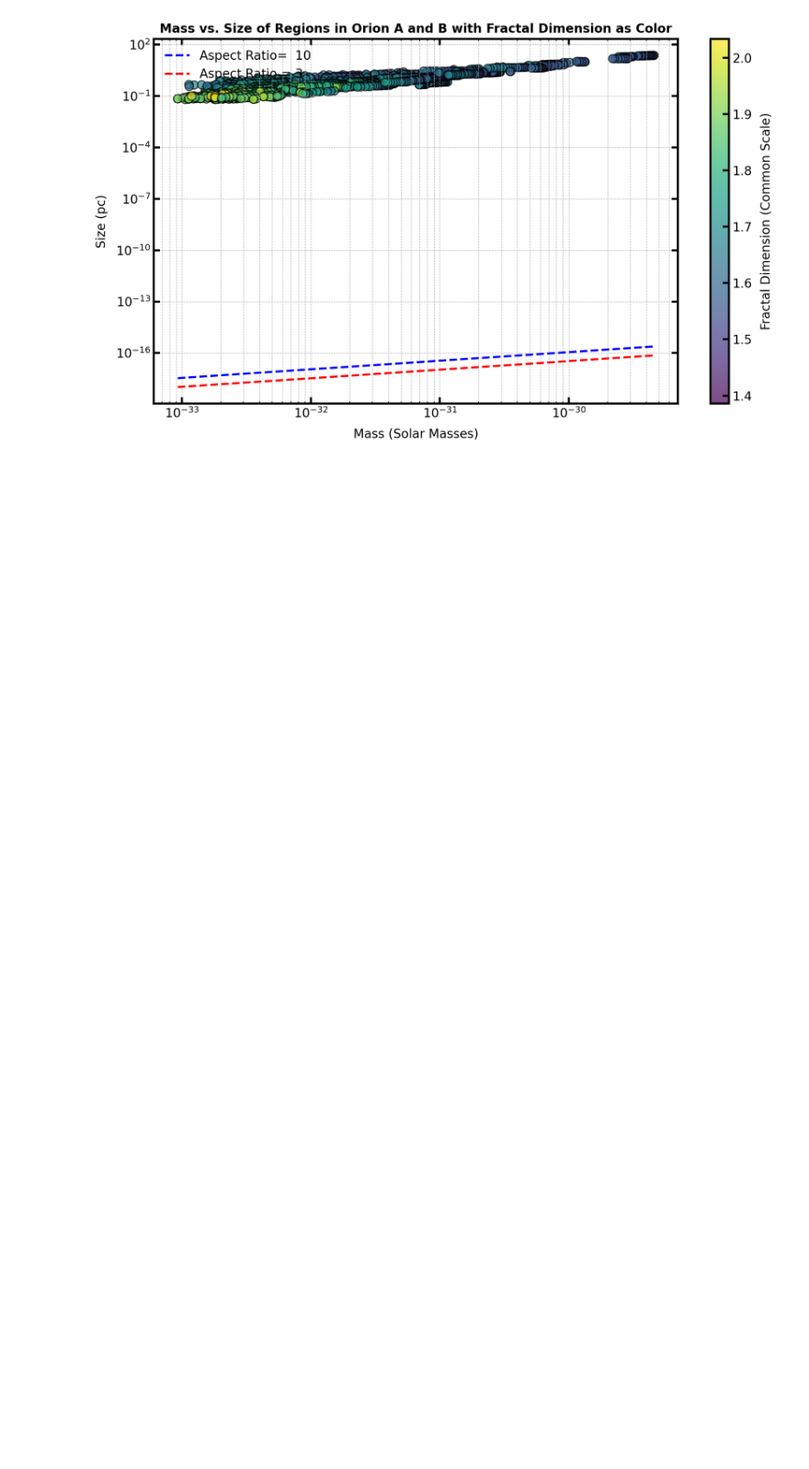
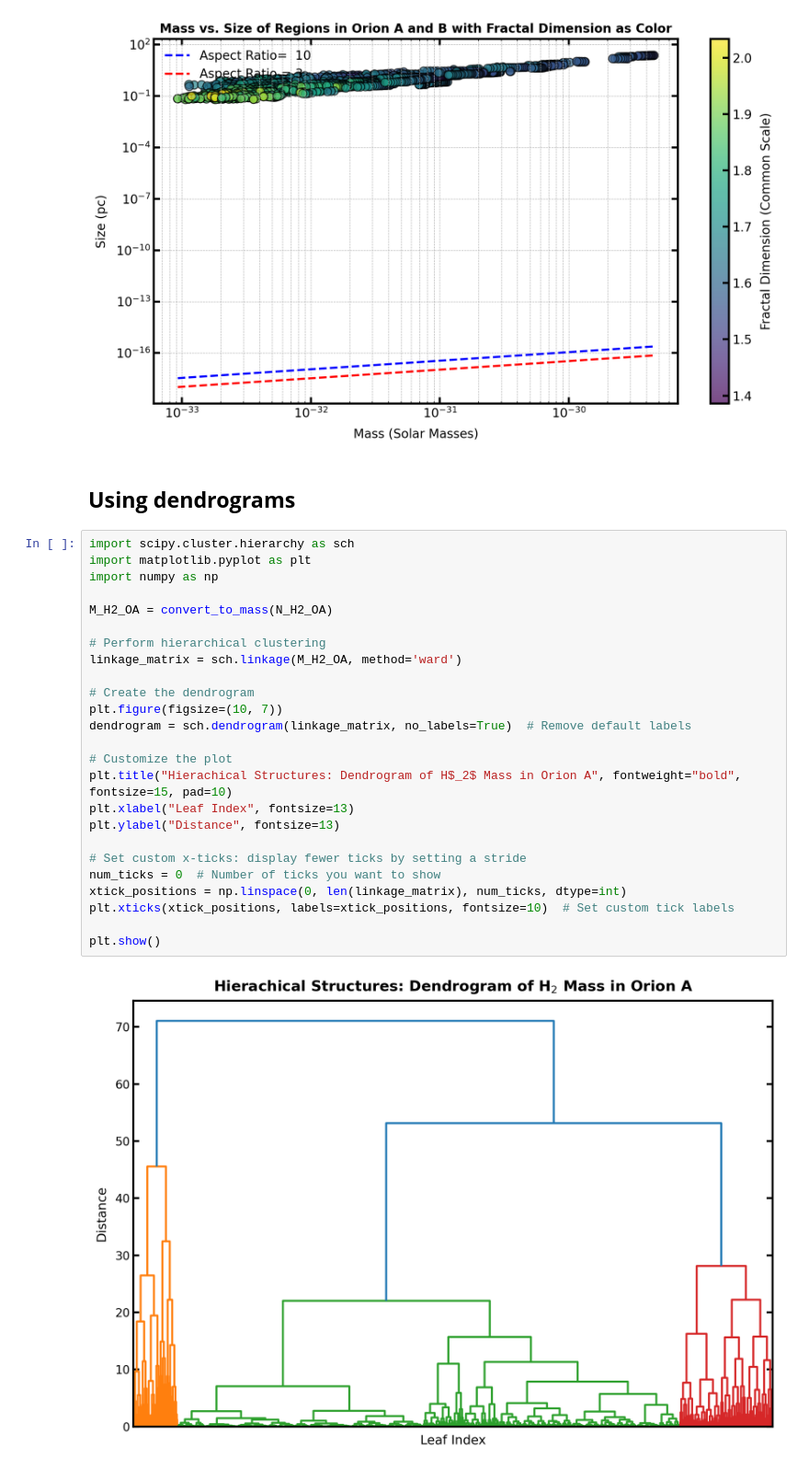
Before and after one commit to SimoneSped/fractal_OMC, a Jupyter notebook: Mass-Size Properties.ipynb, the cells around one changed output. Shown at 92% size. Saved outputs shown, nothing was run; the diff lists cells and outputs as text; blank space fills up the shorter version.

Commit message:
Continuation Dendrogram Approach

```diff
--- a/Mass-Size Properties.ipynb
+++ b/Mass-Size Properties.ipynb
@@ -338,3 +339,32 @@ visualize_Mass_Size_D_Diagramm_as_One(fractal_dims_OA, fractal_dims_OB, masses_O
 [figure]
 [figure]
 [figure]
+# %% [markdown]
+## **Using dendrograms**
+# %%
+import scipy.cluster.hierarchy as sch
+import matplotlib.pyplot as plt
+import numpy as np
+
+M_H2_OA = convert_to_mass(N_H2_OA)
+
+# Perform hierarchical clustering
+linkage_matrix = sch.linkage(M_H2_OA, method='ward')
+
+# Create the dendrogram
+plt.figure(figsize=(10, 7))
+dendrogram = sch.dendrogram(linkage_matrix, no_labels=True)  # Remove default labels
+
+# Customize the plot
+plt.title("Hierachical Structures: Dendrogram of H$_2$ Mass in Orion A", fontweight="bold", fontsize=15, pad=10)
+plt.xlabel("Leaf Index", fontsize=13)
+plt.ylabel("Distance", fontsize=13)
+
+# Set custom x-ticks: display fewer ticks by setting a stride
+num_ticks = 0  # Number of ticks you want to show
+xtick_positions = np.linspace(0, len(linkage_matrix), num_ticks, dtype=int)
+plt.xticks(xtick_positions, labels=xtick_positions, fontsize=10)  # Set custom tick labels
+
+plt.show()
+# %% [output]
+[figure, added]
```
Also changed, not shown: parts of 8 cells of this notebook, 2 other files.
